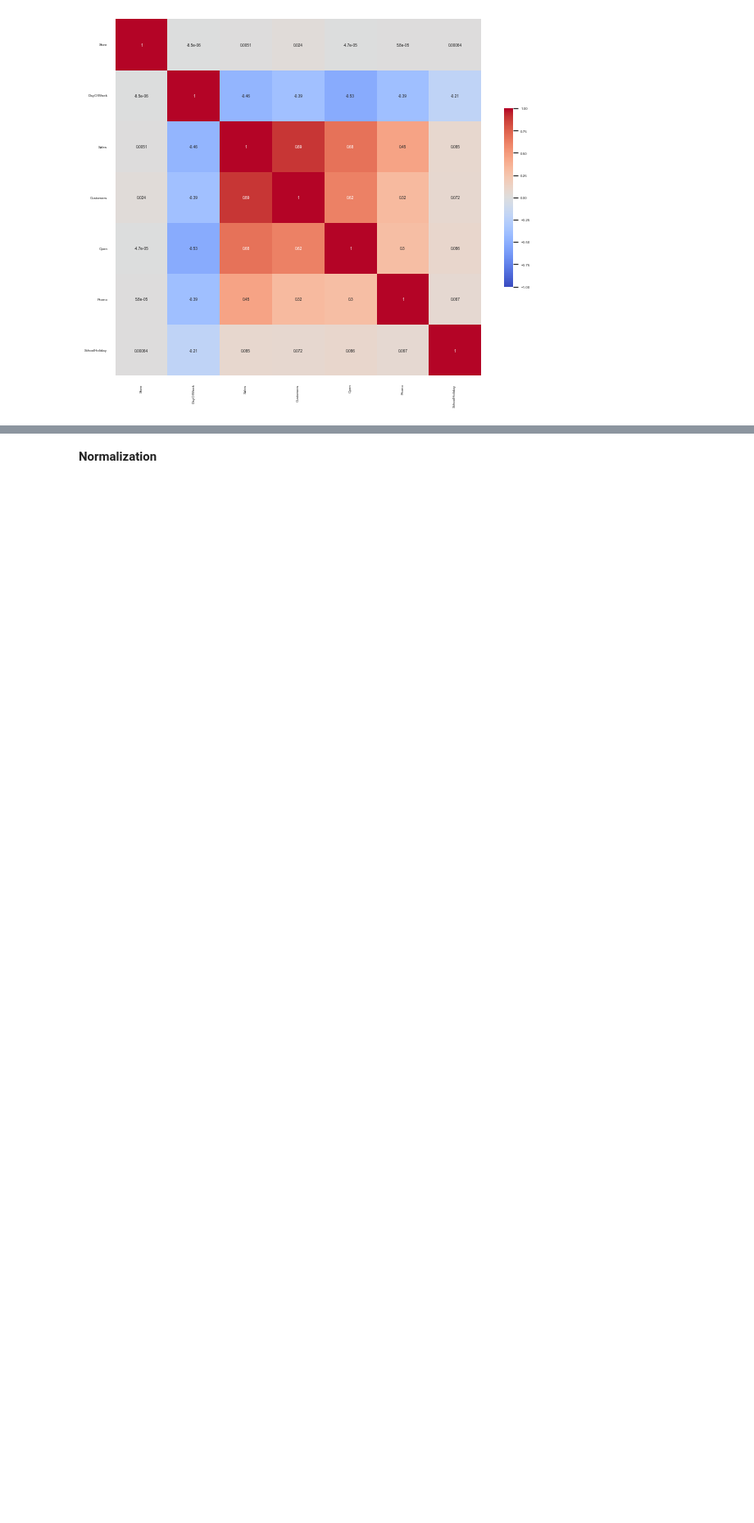
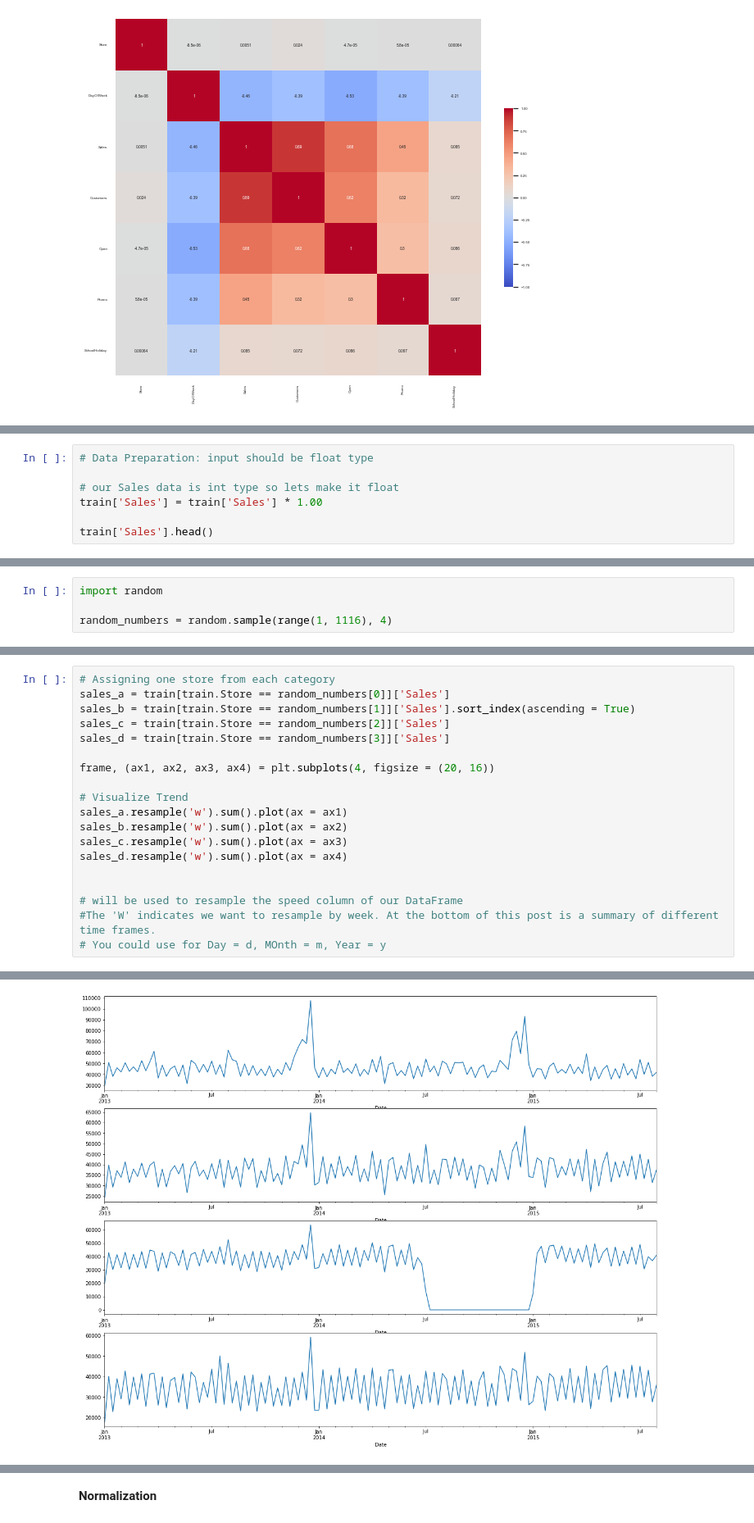
Before and after one commit to Emilye42/INFO442, a Jupyter notebook: code/SARIMA.ipynb, the cells around one changed output, grey strips where cells are left out. Shown at 82% size. Saved outputs shown, nothing was run; the diff lists cells and outputs as text; blank space fills up the shorter version.

```diff
--- a/code/SARIMA.ipynb
+++ b/code/SARIMA.ipynb
@@ -202,0 +112,7 @@ train
+# %%
+# Data Preparation: input should be float type
+
+# our Sales data is int type so lets make it float
+train['Sales'] = train['Sales'] * 1.00
+
+train['Sales'].head()
@@ -202,0 +131,4 @@ train
+# %%
+import random
+
+random_numbers = random.sample(range(1, 1116), 4)
@@ -202,0 +139,20 @@ train
+# %%
+# Assigning one store from each category
+sales_a = train[train.Store == random_numbers[0]]['Sales']
+sales_b = train[train.Store == random_numbers[1]]['Sales'].sort_index(ascending = True)
+sales_c = train[train.Store == random_numbers[2]]['Sales']
+sales_d = train[train.Store == random_numbers[3]]['Sales']
+
+frame, (ax1, ax2, ax3, ax4) = plt.subplots(4, figsize = (20, 16))
+
+# Visualize Trend
+sales_a.resample('w').sum().plot(ax = ax1)
+sales_b.resample('w').sum().plot(ax = ax2)
+sales_c.resample('w').sum().plot(ax = ax3)
+sales_d.resample('w').sum().plot(ax = ax4)
+
+
+# will be used to resample the speed column of our DataFrame
+#The 'W' indicates we want to resample by week. At the bottom of this post is a summary of different time frames.
+# You could use for Day = d, MOnth = m, Year = y
+# %% [output]
@@ -202,0 +160 @@ train
+[figure, added]
```
Also changed, not shown: parts of 48 cells of this notebook.
